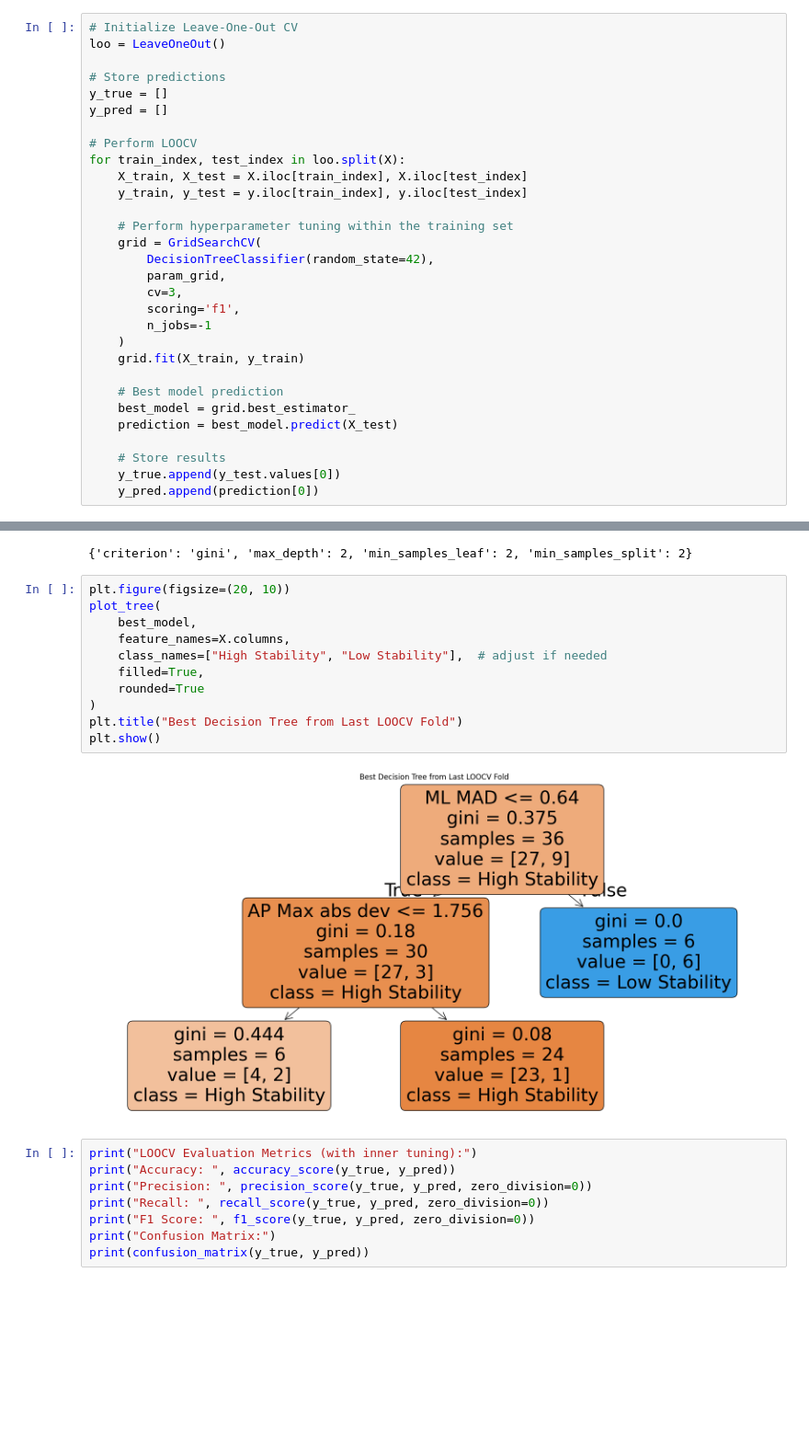
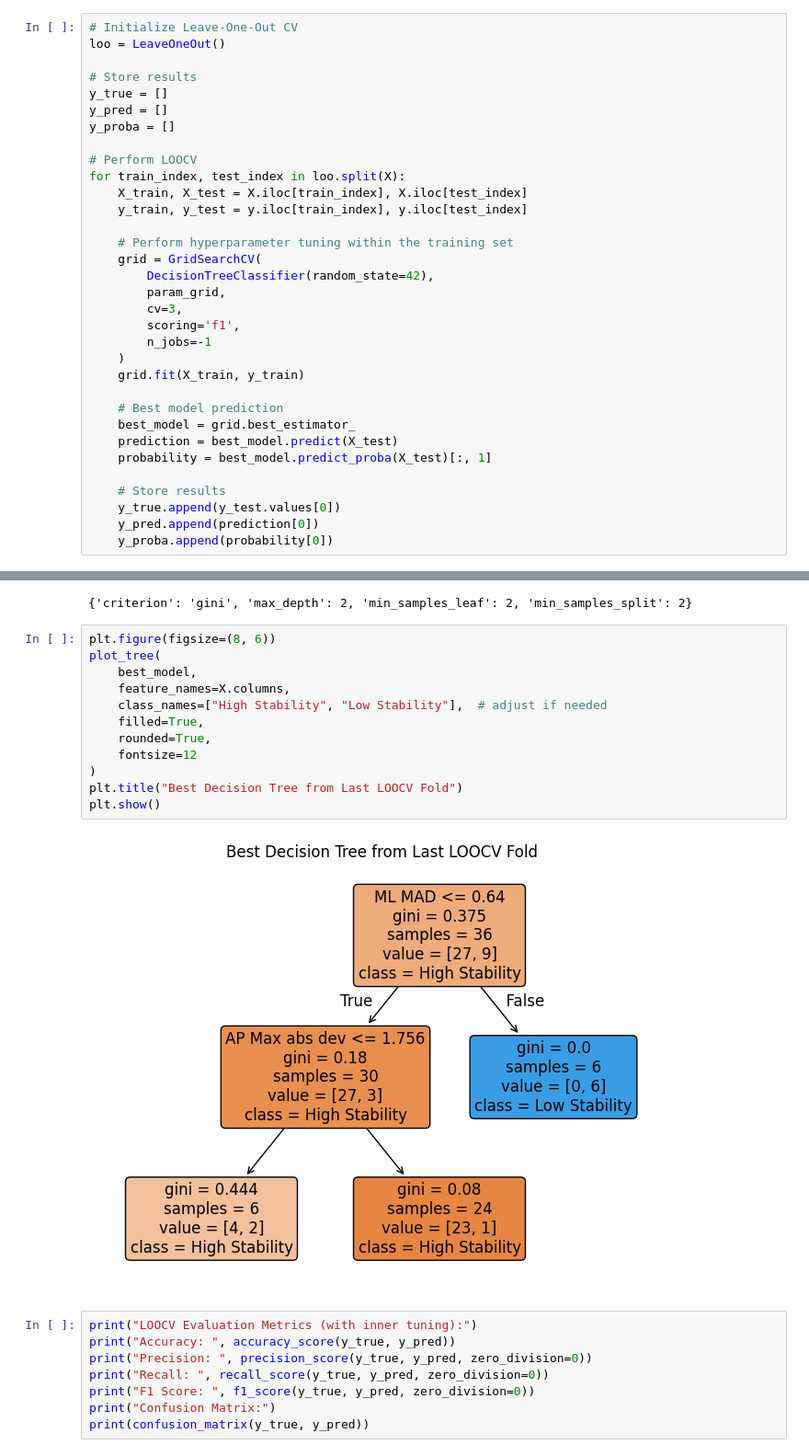
Before and after one commit to shahafgev/fall_risk_analysis, a Jupyter notebook: notebooks/model.ipynb, the cells around one changed output, grey strips where cells are left out. Shown: that part at 92% size. Saved outputs shown, nothing was run; the diff lists cells and outputs as text; blank space fills up the shorter version.

```diff
--- a/notebooks/model.ipynb
+++ b/notebooks/model.ipynb
@@ -102,9 +102,10 @@ param_grid = {
 # Initialize Leave-One-Out CV
 loo = LeaveOneOut()
 
-# Store predictions
+# Store results
 y_true = []
 y_pred = []
+y_proba = []
 
 # Perform LOOCV
 for train_index, test_index in loo.split(X):
@@ -124,7 +125,9 @@ for train_index, test_index in loo.split(X):
     # Best model prediction
     best_model = grid.best_estimator_
     prediction = best_model.predict(X_test)
+    probability = best_model.predict_proba(X_test)[:, 1]
 
     # Store results
     y_true.append(y_test.values[0])
     y_pred.append(prediction[0])
+    y_proba.append(probability[0])
@@ -133,18 +201,19 @@ print(grid.best_params_)
 # %% [output]
 {'criterion': 'gini', 'max_depth': 2, 'min_samples_leaf': 2, 'min_samples_split': 2}
 # %%
-plt.figure(figsize=(20, 10))
+plt.figure(figsize=(8, 6))
 plot_tree(
     best_model,
     feature_names=X.columns,
     class_names=["High Stability", "Low Stability"],  # adjust if needed
     filled=True,
-    rounded=True
+    rounded=True,
+    fontsize=12
 )
 plt.title("Best Decision Tree from Last LOOCV Fold")
 plt.show()
 # %% [output]
-[figure, old version]
+[figure, new version]
 # %%
 print("LOOCV Evaluation Metrics (with inner tuning):")
 print("Accuracy: ", accuracy_score(y_true, y_pred))
```
Also changed, not shown: parts of 4 cells of this notebook, 5 other files.
